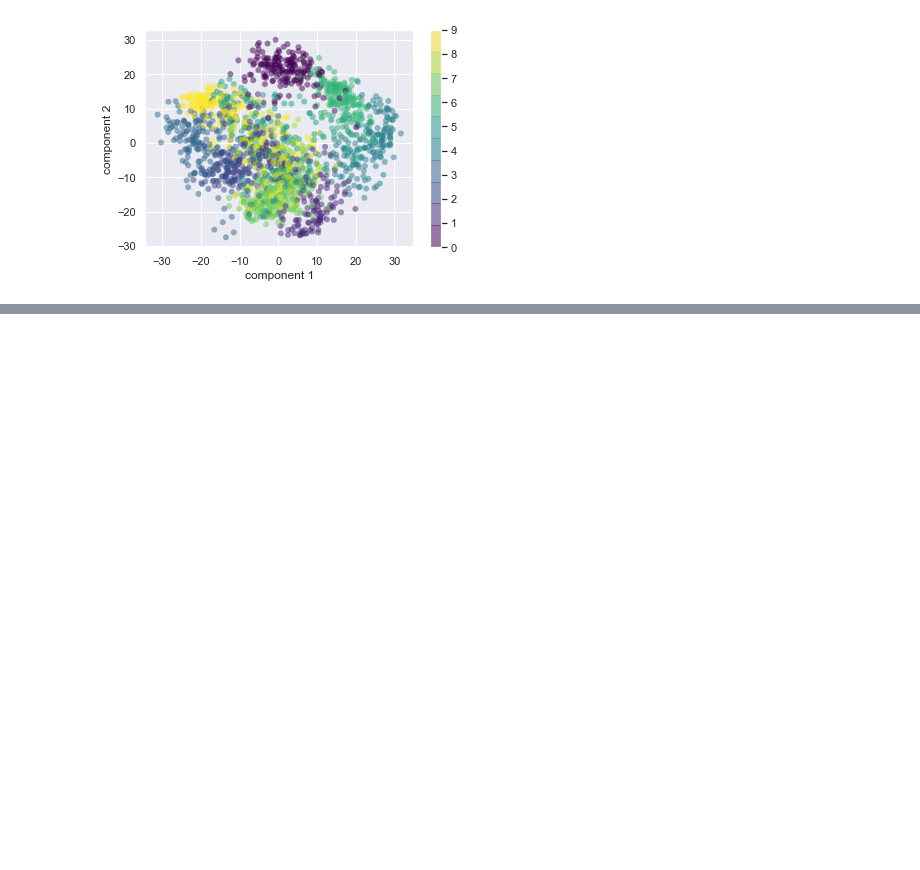
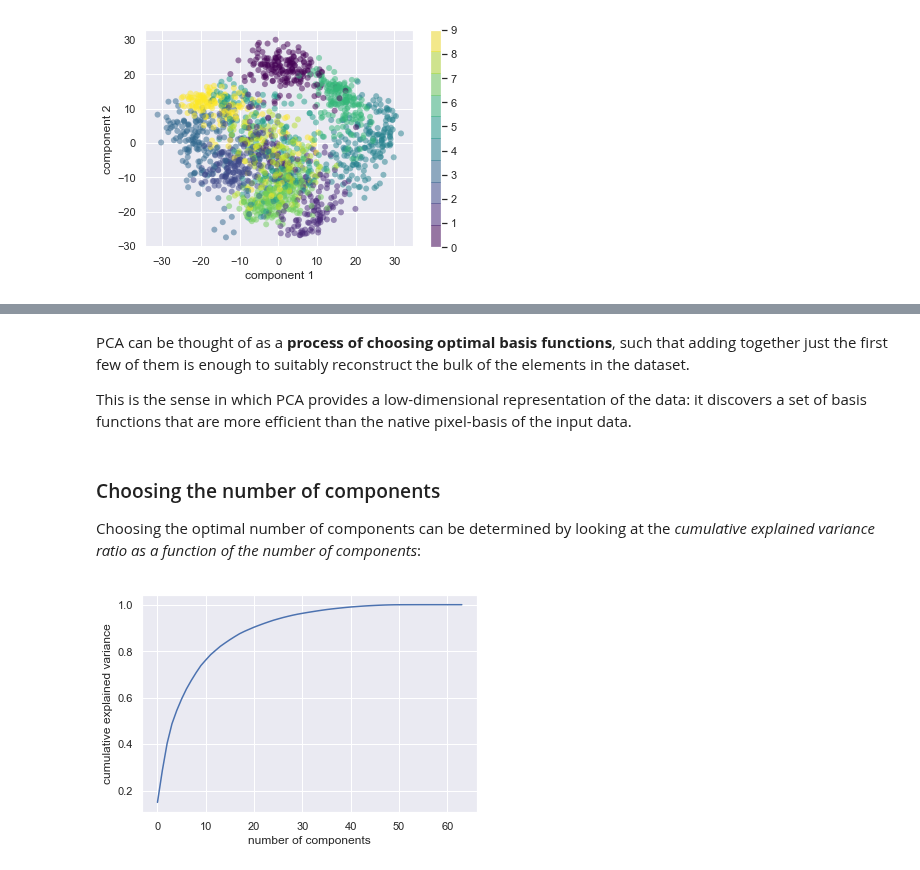
Before and after one commit to GiuseppeBaldini/Python-DS-Handbook, a Jupyter notebook: 5.Machine_Learning/05.09 - Principal Component Analysis.ipynb, the cells around one changed output, grey strips where cells are left out. Saved outputs shown, nothing was run; the diff lists cells and outputs as text; code cells hidden in the pictures; blank space fills up the shorter version.

```diff
--- a/5.Machine_Learning/05.09 - Principal Component Analysis.ipynb
+++ b/5.Machine_Learning/05.09 - Principal Component Analysis.ipynb
@@ -109,0 +124,15 @@ plt.colorbar();
+# %% [markdown]
+PCA can be thought of as a **process of choosing optimal basis functions**, such that adding together just the first few of them is enough to suitably reconstruct the bulk of the elements in the dataset.
+
+This is the sense in which PCA provides a low-dimensional representation of the data: it discovers a set of basis functions that are more efficient than the native pixel-basis of the input data.
+# %% [markdown]
+### Choosing the number of components
+
+Choosing the optimal number of components can be determined by looking at the _cumulative explained variance ratio as a function of the number of components_:
+# %%
+pca = PCA().fit(digits.data)
+plt.plot(np.cumsum(pca.explained_variance_ratio_))
+plt.xlabel('number of components')
+plt.ylabel('cumulative explained variance');
+# %% [output]
+[figure, added]
```
Also changed, not shown: parts of 20 cells of this notebook.
